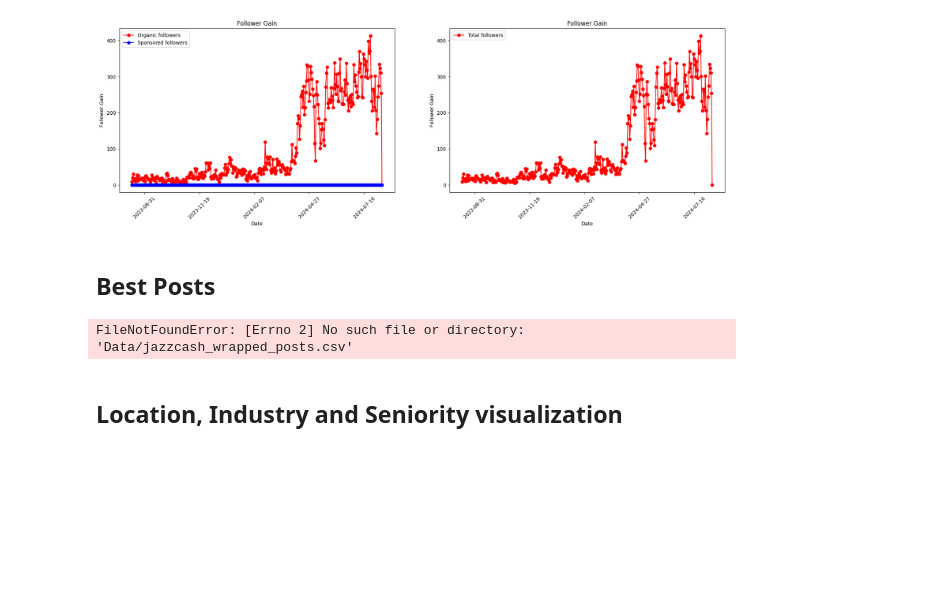
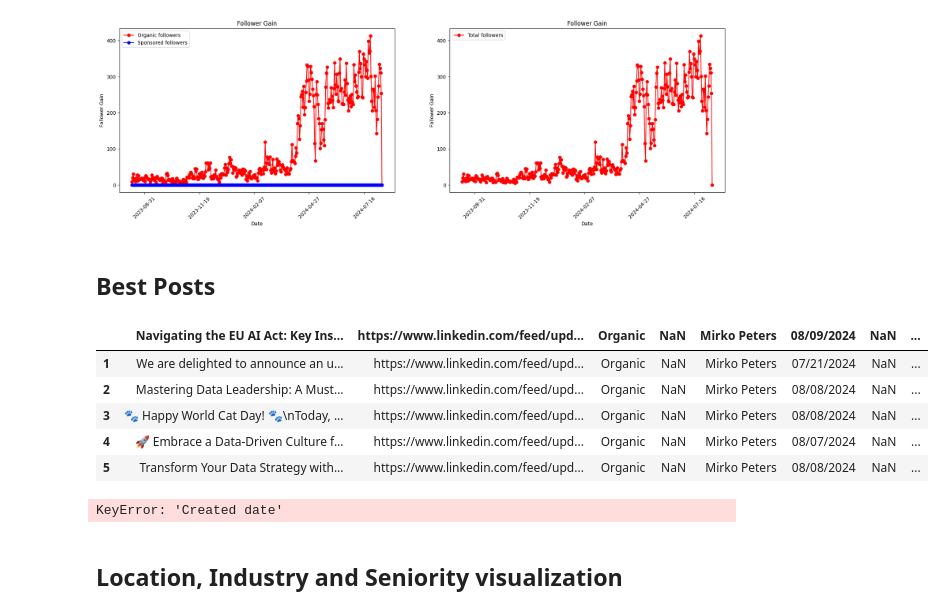
Before and after one commit to ammaralimalik/LinkedInCompanyDashboard, a Jupyter notebook: LinkedIn-Analytics-1.ipynb, the cells around one changed output. Drawn from its saved outputs; the diff is of its cells as text; code cells hidden in the pictures; blank space fills up the shorter version.

Commit message:
Added all relevent files and fixed errors

```diff
--- a/LinkedIn-Analytics-1.ipynb
+++ b/LinkedIn-Analytics-1.ipynb
@@ -149,20 +142,27 @@ def export_to_excel(post, file_name='best_posts.xlsx'):
 
     print(f'Data successfully exported to {file_name}')
 # %%
-post_data = pd.read_csv('Data/jazzcash_wrapped_posts.csv')
+post_data = pd.read_csv('data/posts_data.csv')
 post_data.columns = [None] * len(post_data.columns)
 new_columns = []
 for x in post_data.iloc[0]:
     new_columns.append(x)
 
 post_data.columns = new_columns
 post_data = post_data.drop(index=0)
 post_data.head()
 # %% [output]
-FileNotFoundError: [Errno 2] No such file or directory: 'Data/jazzcash_wrapped_posts.csv'
+|  | Navigating the EU AI Act: Key Ins... | https://www.linkedin.com/feed/upd... | Organic | NaN | Mirko Peters | 08/09/2024 | NaN | ... |
+| 1 | We are delighted to announce an u... | https://www.linkedin.com/feed/upd... | Organic | NaN | Mirko Peters | 07/21/2024 | NaN | ... |
+| 2 | Mastering Data Leadership: A Must... | https://www.linkedin.com/feed/upd... | Organic | NaN | Mirko Peters | 08/08/2024 | NaN | ... |
+| 3 | 🐾 Happy World Cat Day! 🐾\nToday, ... | https://www.linkedin.com/feed/upd... | Organic | NaN | Mirko Peters | 08/08/2024 | NaN | ... |
+| 4 | 🚀 Embrace a Data-Driven Culture f... | https://www.linkedin.com/feed/upd... | Organic | NaN | Mirko Peters | 08/07/2024 | NaN | ... |
+| 5 | Transform Your Data Strategy with... | https://www.linkedin.com/feed/upd... | Organic | NaN | Mirko Peters | 08/08/2024 | NaN | ... |
 # %%
 post_data['Created date'] = pd.to_datetime(post_data['Created date'])
 post_data = post_data.set_index('Created date')
+# %% [output]
+KeyError: 'Created date'
 # %%
 best_posts = []
 best_posts_info = []
```
Also changed, not shown: parts of 1 cell of this notebook, 5 other files.
